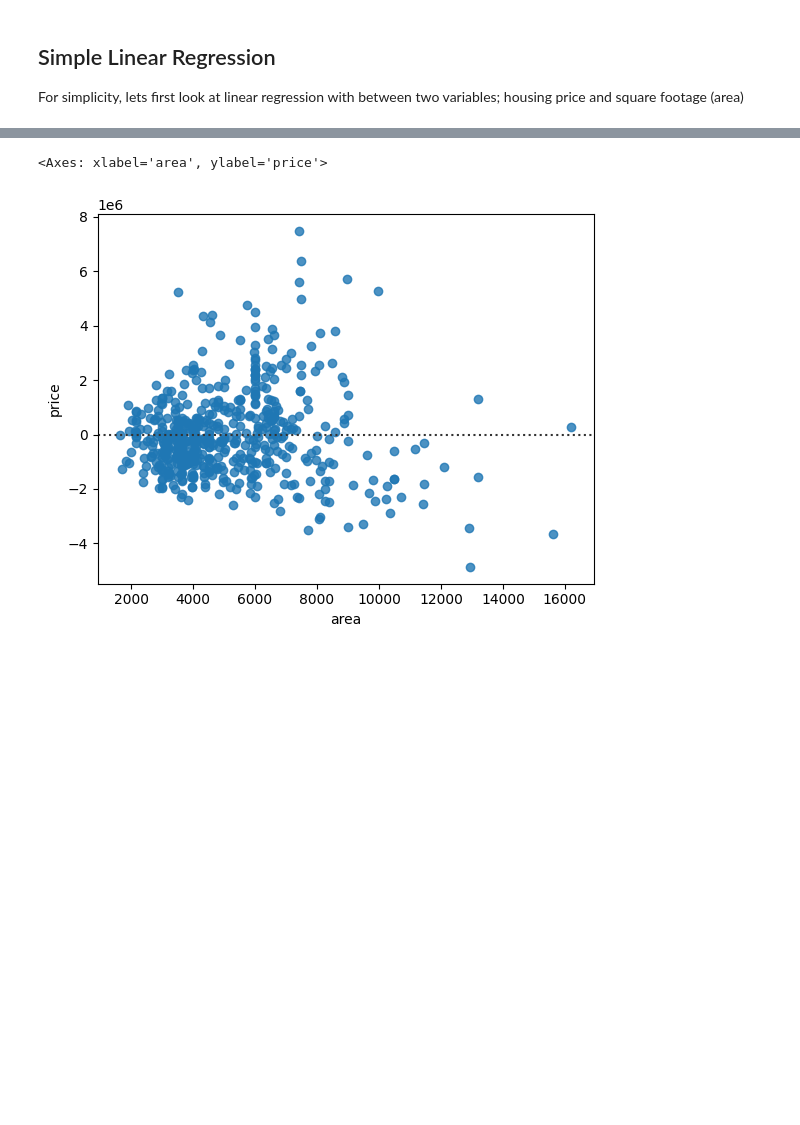
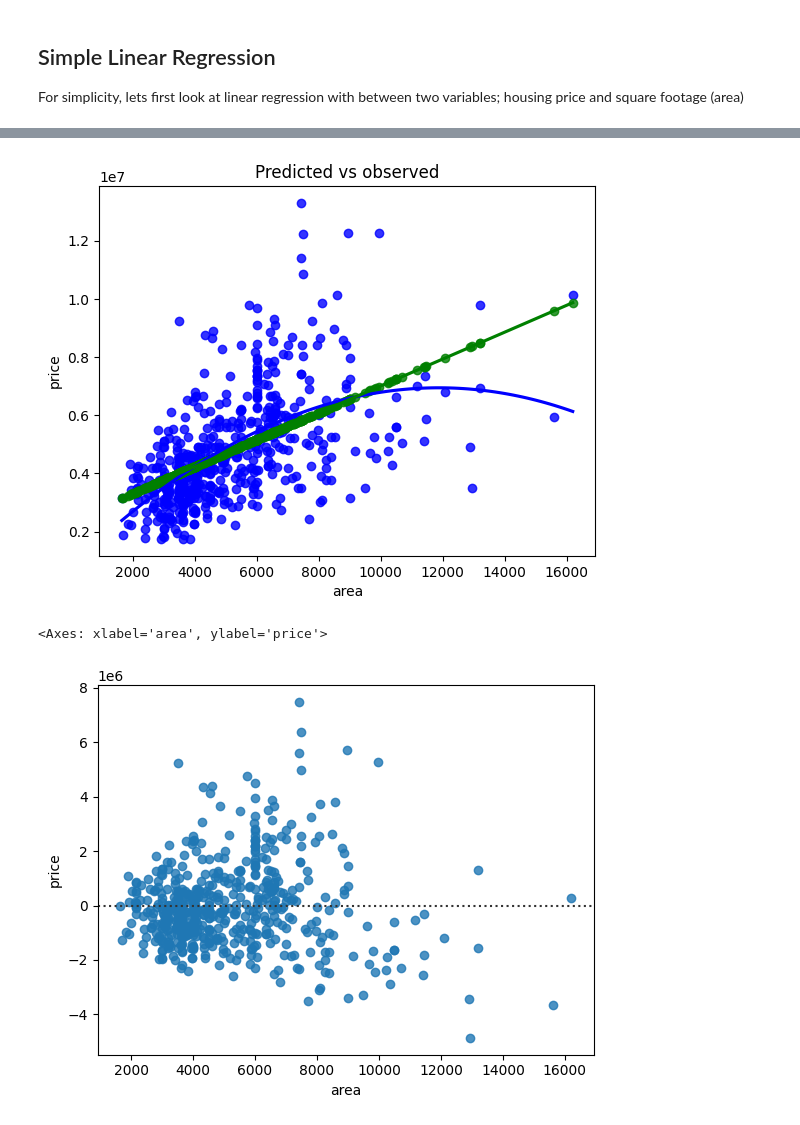
Before and after one commit to jessicatwes/HackerDojo_PythonClub, a Jupyter notebook: 20240319_introDS/20240319_LinearRegresssion.ipynb, the cells around one changed output, grey strips where cells are left out. Drawn from its saved outputs; the diff is of its cells as text; code cells hidden in the pictures; blank space fills up the shorter version.

```diff
--- a/20240319_introDS/20240319_LinearRegresssion.ipynb
+++ b/20240319_introDS/20240319_LinearRegresssion.ipynb
@@ -60,10 +99,12 @@ y_pred = model.predict(x)
 # print(f"predicted response:\n{y_pred}")
 # %%
 ### Plot the observed data with the predicted value
-# sns.regplot(x ="area", y ="price", data = df, order=2, ci = None, color="blue")
-# sns.regplot(x =df["area"], y =y_pred, order=2, ci = None, color="green")
-# plt.title('Predicted vs observed')
-# plt.show()
+sns.regplot(x ="area", y ="price", data = df, order=2, ci = None, color="blue")
+sns.regplot(x =df["area"], y =y_pred, order=2, ci = None, color="green")
+plt.title('Predicted vs observed')
+plt.show()
+# %% [output]
+[figure, added]
 # %%
 ### Residual plot
 ## To ask how far our predictions are from the actual data point, we can use a residual plot to represent the residuals (errors) in the
```
Also changed, not shown: parts of 6 cells of this notebook.
